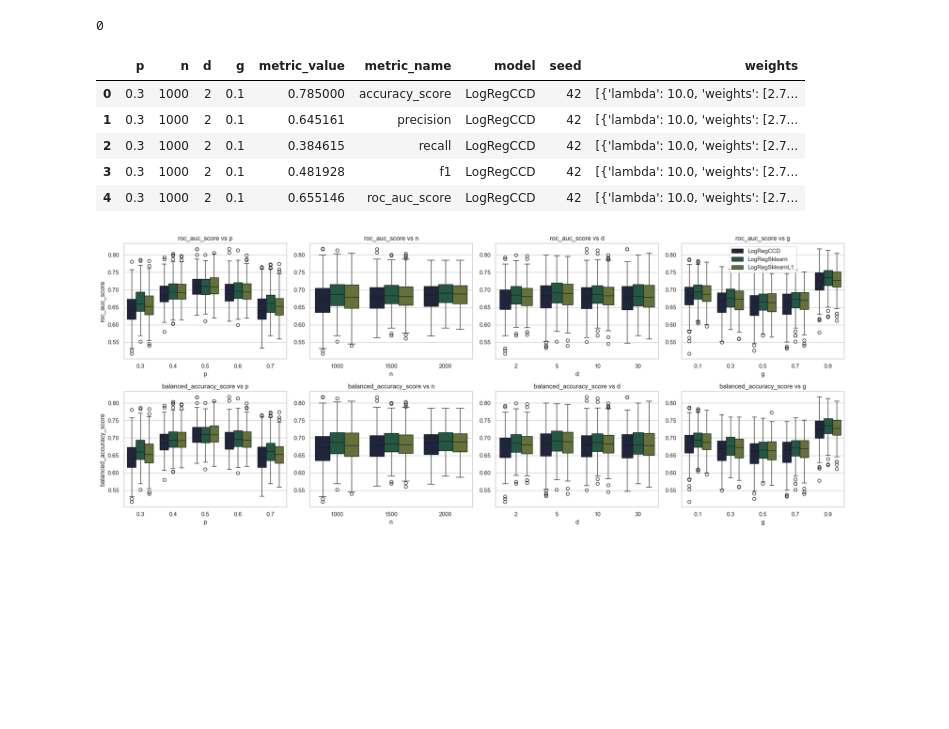
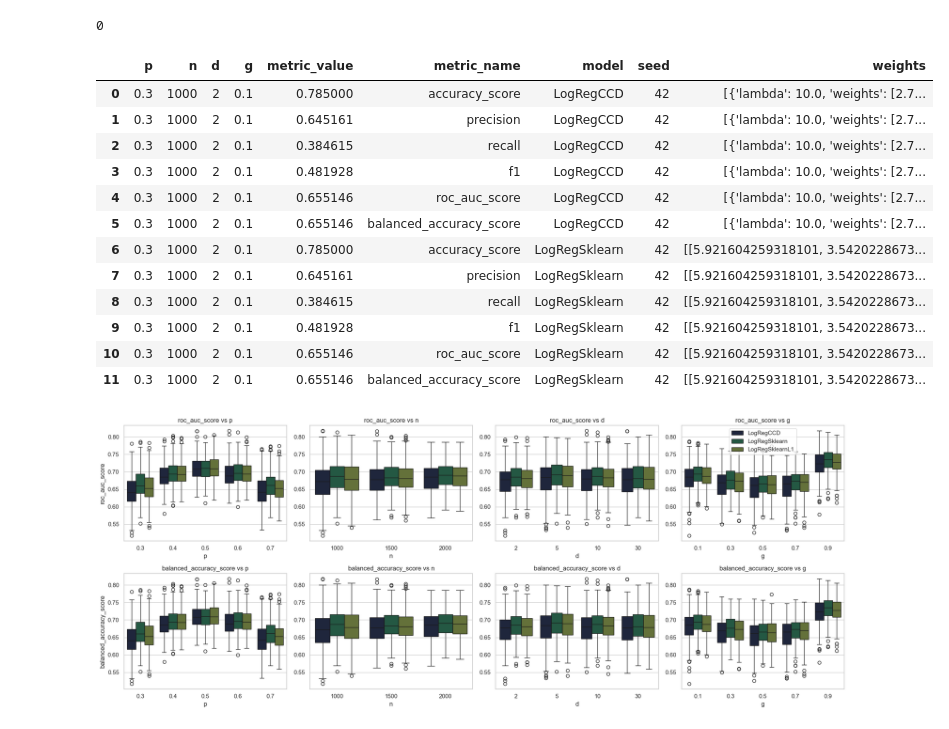
Before and after one commit to PrusWielki/ccg-logistic-regression, a Jupyter notebook: solution.ipynb, the cells around one changed output. Saved outputs shown, nothing was run; the diff lists cells and outputs as text; code cells hidden in the pictures; blank space fills up the shorter version.

```diff
--- a/solution.ipynb
+++ b/solution.ipynb
@@ -859,14 +868,21 @@ gc.collect()
 # %%
 results_df = pd.read_pickle(f"{CONST_RESULTS_DIRECTORY_PATH}/{CONST_RESULTS_FILE_NAME}")
 # %%
-results_df.head()
+results_df.head(12)
 # %% [output]
 |  | p | n | d | g | metric_value | metric_name | model | seed | weights |
 | 0 | 0.3 | 1000 | 2 | 0.1 | 0.785000 | accuracy_score | LogRegCCD | 42 | [{'lambda': 10.0, 'weights': [2.7... |
 | 1 | 0.3 | 1000 | 2 | 0.1 | 0.645161 | precision | LogRegCCD | 42 | [{'lambda': 10.0, 'weights': [2.7... |
 | 2 | 0.3 | 1000 | 2 | 0.1 | 0.384615 | recall | LogRegCCD | 42 | [{'lambda': 10.0, 'weights': [2.7... |
 | 3 | 0.3 | 1000 | 2 | 0.1 | 0.481928 | f1 | LogRegCCD | 42 | [{'lambda': 10.0, 'weights': [2.7... |
 | 4 | 0.3 | 1000 | 2 | 0.1 | 0.655146 | roc_auc_score | LogRegCCD | 42 | [{'lambda': 10.0, 'weights': [2.7... |
+| 5 | 0.3 | 1000 | 2 | 0.1 | 0.655146 | balanced_accuracy_score | LogRegCCD | 42 | [{'lambda': 10.0, 'weights': [2.7... |
+| 6 | 0.3 | 1000 | 2 | 0.1 | 0.785000 | accuracy_score | LogRegSklearn | 42 | [[5.921604259318101, 3.5420228673... |
+| 7 | 0.3 | 1000 | 2 | 0.1 | 0.645161 | precision | LogRegSklearn | 42 | [[5.921604259318101, 3.5420228673... |
+| 8 | 0.3 | 1000 | 2 | 0.1 | 0.384615 | recall | LogRegSklearn | 42 | [[5.921604259318101, 3.5420228673... |
+| 9 | 0.3 | 1000 | 2 | 0.1 | 0.481928 | f1 | LogRegSklearn | 42 | [[5.921604259318101, 3.5420228673... |
+| 10 | 0.3 | 1000 | 2 | 0.1 | 0.655146 | roc_auc_score | LogRegSklearn | 42 | [[5.921604259318101, 3.5420228673... |
+| 11 | 0.3 | 1000 | 2 | 0.1 | 0.655146 | balanced_accuracy_score | LogRegSklearn | 42 | [[5.921604259318101, 3.5420228673... |
 # %%
 parameters = ["p", "n", "d", "g"]
 metrics_of_interest = [roc_auc_score.__name__, balanced_accuracy_score.__name__]
```
Also changed, not shown: parts of 4 cells of this notebook.
